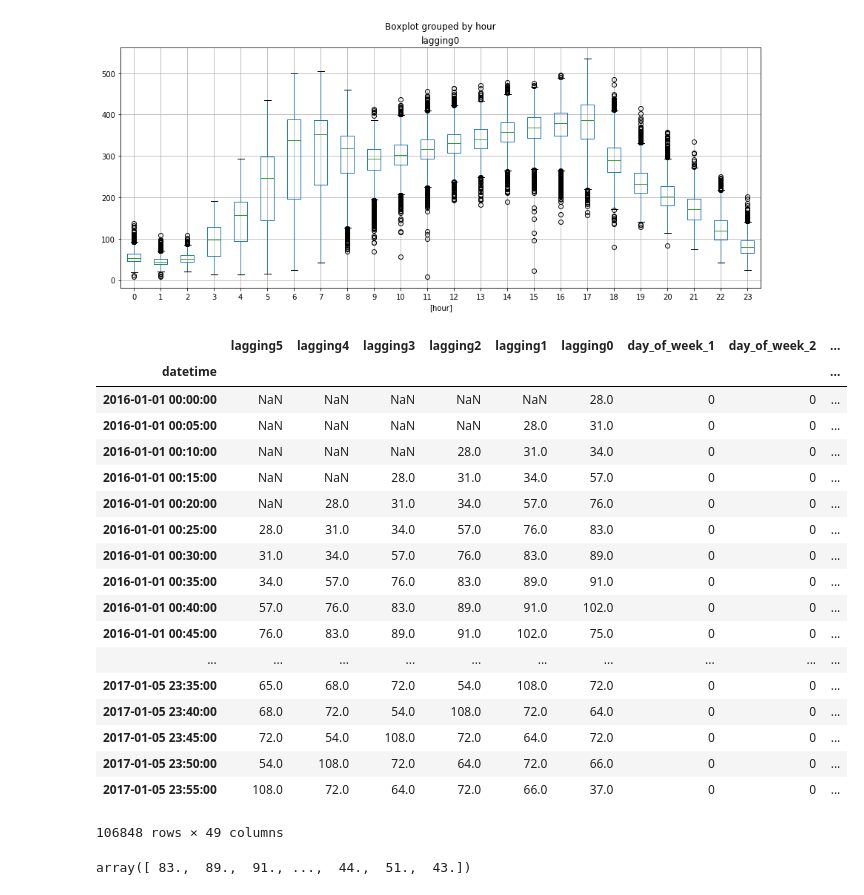
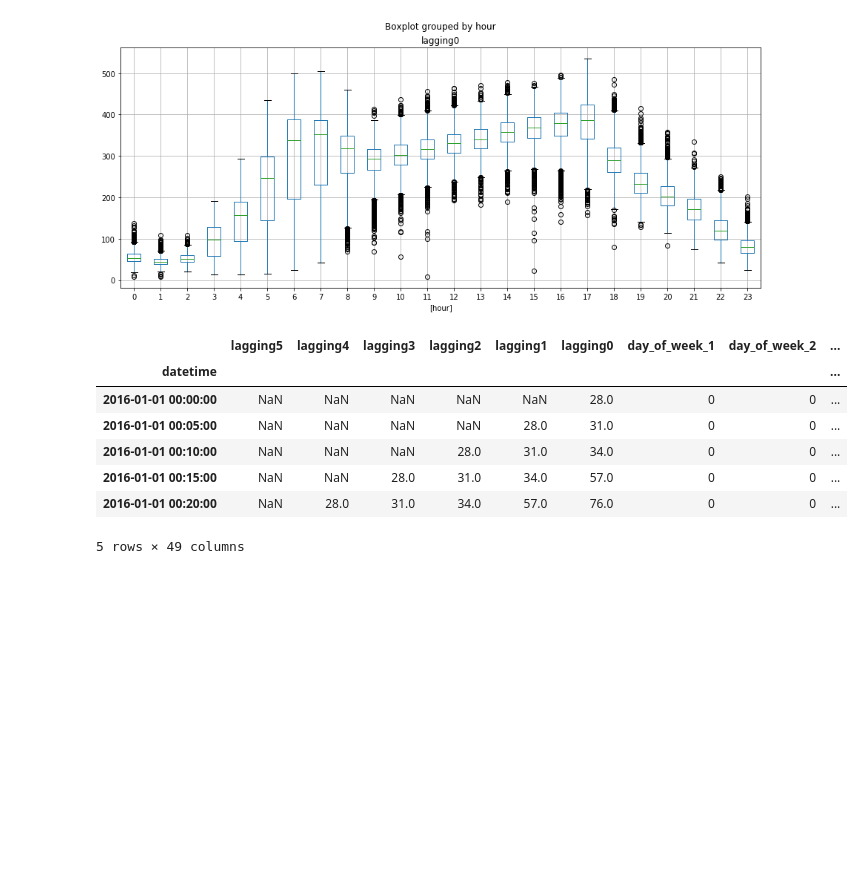
Before and after one commit to zydarChen/predict_17, a Jupyter notebook: PeMS/XGBOOST.ipynb, the cells around one changed output. Drawn from its saved outputs; the diff is of its cells as text; code cells hidden in the pictures; blank space fills up the shorter version.

```diff
--- a/PeMS/XGBOOST.ipynb
+++ b/PeMS/XGBOOST.ipynb
@@ -56,27 +59,16 @@ plt.show()
 # %%
 df2 = pd.get_dummies(df_feture, columns=['day_of_week', 'hour', 'minute'])
 # %%
-df2
+df2.head(5)
 # %% [output]
 |  | lagging5 | lagging4 | lagging3 | lagging2 | lagging1 | lagging0 | day_of_week_1 | day_of_week_2 | ... |
 | datetime |  |  |  |  |  |  |  |  | ... |
 | 2016-01-01 00:00:00 | NaN | NaN | NaN | NaN | NaN | 28.0 | 0 | 0 | ... |
 | 2016-01-01 00:05:00 | NaN | NaN | NaN | NaN | 28.0 | 31.0 | 0 | 0 | ... |
 | 2016-01-01 00:10:00 | NaN | NaN | NaN | 28.0 | 31.0 | 34.0 | 0 | 0 | ... |
 | 2016-01-01 00:15:00 | NaN | NaN | 28.0 | 31.0 | 34.0 | 57.0 | 0 | 0 | ... |
 | 2016-01-01 00:20:00 | NaN | 28.0 | 31.0 | 34.0 | 57.0 | 76.0 | 0 | 0 | ... |
-| 2016-01-01 00:25:00 | 28.0 | 31.0 | 34.0 | 57.0 | 76.0 | 83.0 | 0 | 0 | ... |
-| 2016-01-01 00:30:00 | 31.0 | 34.0 | 57.0 | 76.0 | 83.0 | 89.0 | 0 | 0 | ... |
-| 2016-01-01 00:35:00 | 34.0 | 57.0 | 76.0 | 83.0 | 89.0 | 91.0 | 0 | 0 | ... |
-| 2016-01-01 00:40:00 | 57.0 | 76.0 | 83.0 | 89.0 | 91.0 | 102.0 | 0 | 0 | ... |
-| 2016-01-01 00:45:00 | 76.0 | 83.0 | 89.0 | 91.0 | 102.0 | 75.0 | 0 | 0 | ... |
-| ... | ... | ... | ... | ... | ... | ... | ... | ... | ... |
-| 2017-01-05 23:35:00 | 65.0 | 68.0 | 72.0 | 54.0 | 108.0 | 72.0 | 0 | 0 | ... |
-| 2017-01-05 23:40:00 | 68.0 | 72.0 | 54.0 | 108.0 | 72.0 | 64.0 | 0 | 0 | ... |
-| 2017-01-05 23:45:00 | 72.0 | 54.0 | 108.0 | 72.0 | 64.0 | 72.0 | 0 | 0 | ... |
-| 2017-01-05 23:50:00 | 54.0 | 108.0 | 72.0 | 64.0 | 72.0 | 66.0 | 0 | 0 | ... |
-| 2017-01-05 23:55:00 | 108.0 | 72.0 | 64.0 | 72.0 | 66.0 | 37.0 | 0 | 0 | ... |
-106848 rows × 49 columns
+5 rows × 49 columns
 # %%
 # 暂时先用这么多特征了
 # 训练
@@ -91,4 +74,0 @@ y = train['lagging0'].values
-# %%
-y
-# %% [output]
-array([ 83.,  89.,  91., ...,  44.,  51.,  43.])
```
Also changed, not shown: parts of 11 cells of this notebook, 4 other files.
